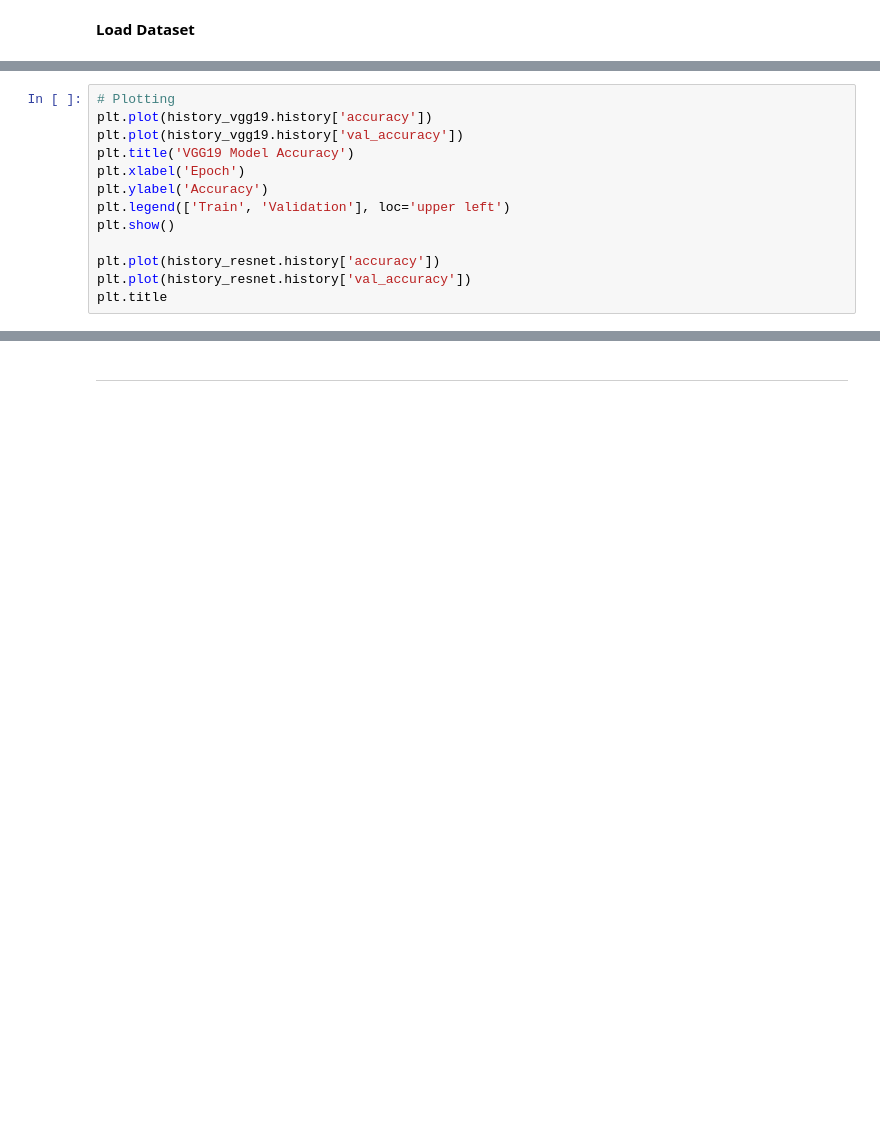
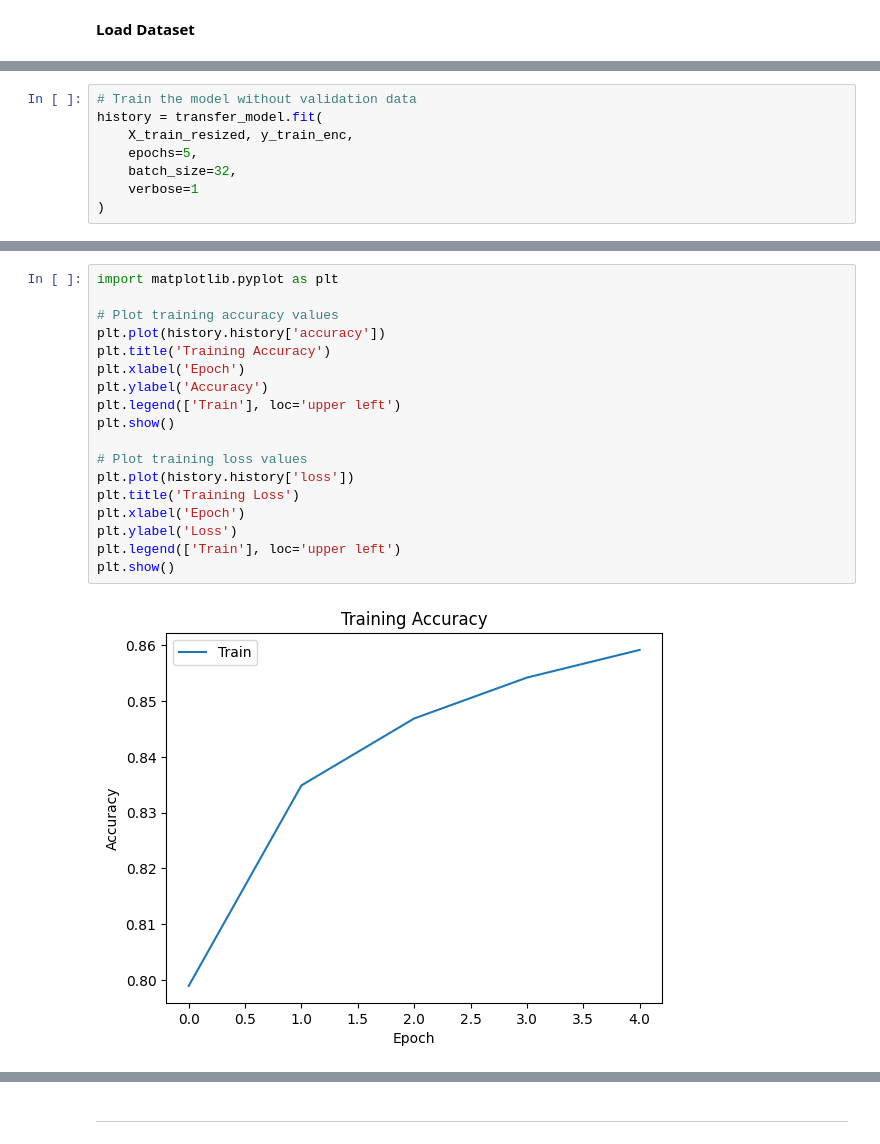
Before and after one commit to alizahedzadeh/Applied-Data-Science-Course-Assignments, a Jupyter notebook: assignments/Assignment 11 Convolutional Neural Networks & Transfer Learning and Data Augmentation/HW11_Convolutional_Neural_Networks.ipynb, the cells around one changed output, grey strips where cells are left out. Saved outputs shown, nothing was run; the diff lists cells and outputs as text; blank space fills up the shorter version.

```diff
--- a/assignments/Assignment 11 Convolutional Neural Networks & Transfer Learning and Data Augmentation/HW11_Convolutional_Neural_Networks.ipynb
+++ b/assignments/Assignment 11 Convolutional Neural Networks & Transfer Learning and Data Augmentation/HW11_Convolutional_Neural_Networks.ipynb
@@ -867,0 +882,8 @@ test_loss_resnet, test_accuracy_resnet = model_resnet.evaluate(X_test_resized, y
+# %%
+# Train the model without validation data
+history = transfer_model.fit(
+    X_train_resized, y_train_enc,
+    epochs=5,
+    batch_size=32,
+    verbose=1
+)
@@ -868,13 +901,20 @@ test_loss_resnet, test_accuracy_resnet = model_resnet.evaluate(X_test_resized, y
 # %%
-# Plotting
-plt.plot(history_vgg19.history['accuracy'])
-plt.plot(history_vgg19.history['val_accuracy'])
-plt.title('VGG19 Model Accuracy')
+import matplotlib.pyplot as plt
+
+# Plot training accuracy values
+plt.plot(history.history['accuracy'])
+plt.title('Training Accuracy')
 plt.xlabel('Epoch')
 plt.ylabel('Accuracy')
-plt.legend(['Train', 'Validation'], loc='upper left')
+plt.legend(['Train'], loc='upper left')
 plt.show()
 
-plt.plot(history_resnet.history['accuracy'])
-plt.plot(history_resnet.history['val_accuracy'])
-plt.title
+# Plot training loss values
+plt.plot(history.history['loss'])
+plt.title('Training Loss')
+plt.xlabel('Epoch')
+plt.ylabel('Loss')
+plt.legend(['Train'], loc='upper left')
+plt.show()
+# %% [output]
+[figure, added]
```
Also changed, not shown: parts of 37 cells of this notebook.
